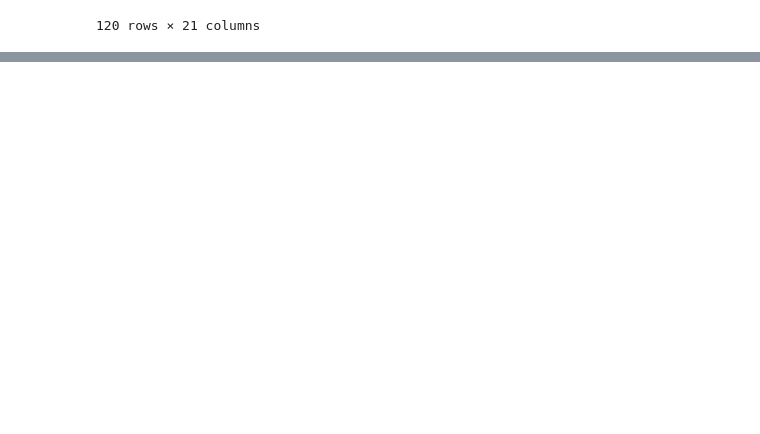
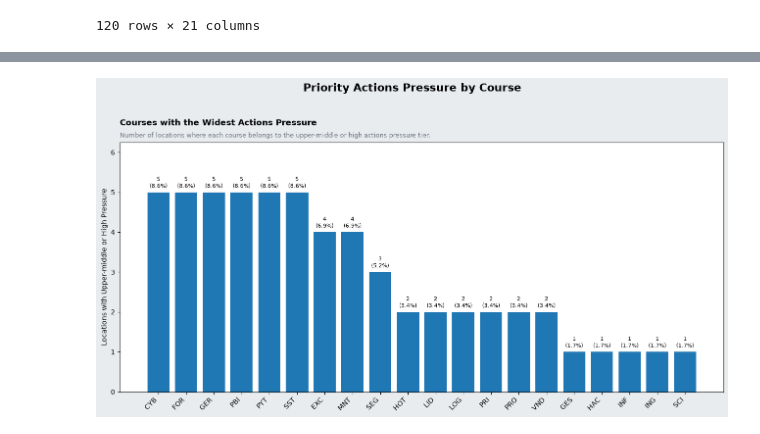
Before and after one commit to nathansperinde/Hiring-Needs-Analysis, a Jupyter notebook: notebooks/03_actions_analysis.ipynb, the cells around one changed output, grey strips where cells are left out. Drawn from its saved outputs; the diff is of its cells as text; code cells hidden in the pictures; blank space fills up the shorter version.

```diff
--- a/notebooks/03_actions_analysis.ipynb
+++ b/notebooks/03_actions_analysis.ipynb
@@ -2003,0 +2267,23 @@ Actions base score range: 4.08 to 90.10.
+# %%
+course_actions_pressure_charts = {
+    "course_pressure": {
+        "df": priority_actions_course_count_df,
+        "label_column": "course_id",
+        "title": "Courses with the Widest Actions Pressure",
+        "description": (
+            "Number of locations where each course belongs to "
+            "the upper-middle or high actions pressure tier."
+        )
+    }
+}
+
+plot_actions_overview(
+    charts=course_actions_pressure_charts,
+    title="Priority Actions Pressure by Course",
+    ylabel="Locations with Upper-middle or High Pressure",
+    nrows=1,
+    ncols=1,
+    figsize=(13, 7)
+)
+# %% [output]
+[figure, added]
```
Also changed, not shown: parts of 13 cells of this notebook, 1 other file.
